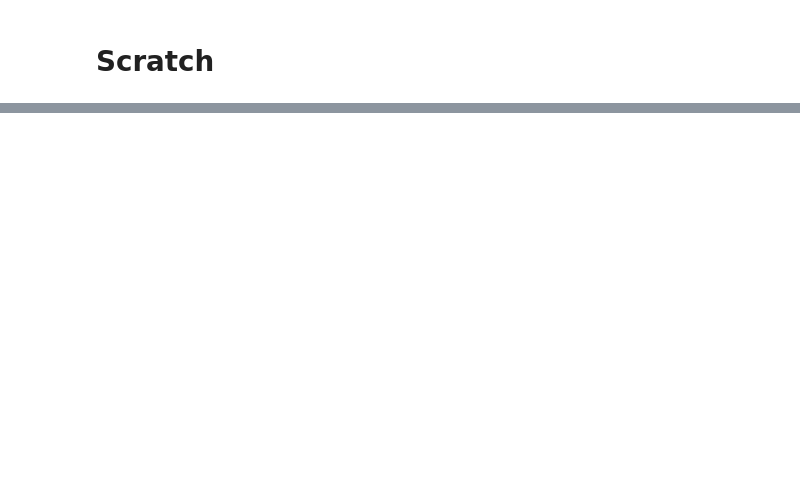
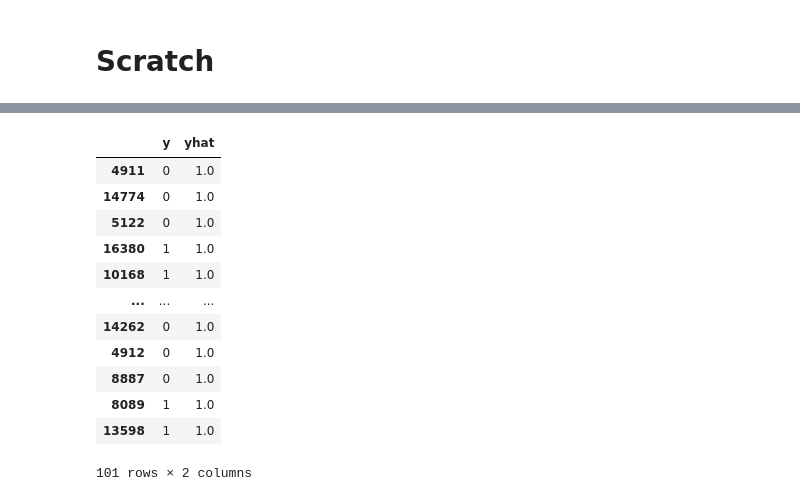
Before and after one commit to jackblandin/research, a Jupyter notebook: experiments/irl/Fair IRL Experiments.ipynb, the cells around one changed output, grey strips where cells are left out. Saved outputs shown, nothing was run; the diff lists cells and outputs as text; code cells hidden in the pictures; blank space fills up the shorter version.

```diff
--- a/experiments/irl/Fair IRL Experiments.ipynb
+++ b/experiments/irl/Fair IRL Experiments.ipynb
@@ -387,0 +538,22 @@ TARGET DATASET: COMPAS
+# %%
+demo.query("""
+    gender == 'Male' and \
+    age_cat == '25 - 45' and \
+    score_text == 'Medium' and \
+    v_score_text == 'Medium' \
+    and z == 0
+""")[['y', 'yhat']]
+# %% [output]
+|  | y | yhat |
+| 4911 | 0 | 1.0 |
+| 14774 | 0 | 1.0 |
+| 5122 | 0 | 1.0 |
+| 16380 | 1 | 1.0 |
+| 10168 | 1 | 1.0 |
+| ... | ... | ... |
+| 14262 | 0 | 1.0 |
+| 4912 | 0 | 1.0 |
+| 8887 | 0 | 1.0 |
+| 8089 | 1 | 1.0 |
+| 13598 | 1 | 1.0 |
+101 rows × 2 columns
```
Also changed, not shown: parts of 13 cells of this notebook, 5 other files.
